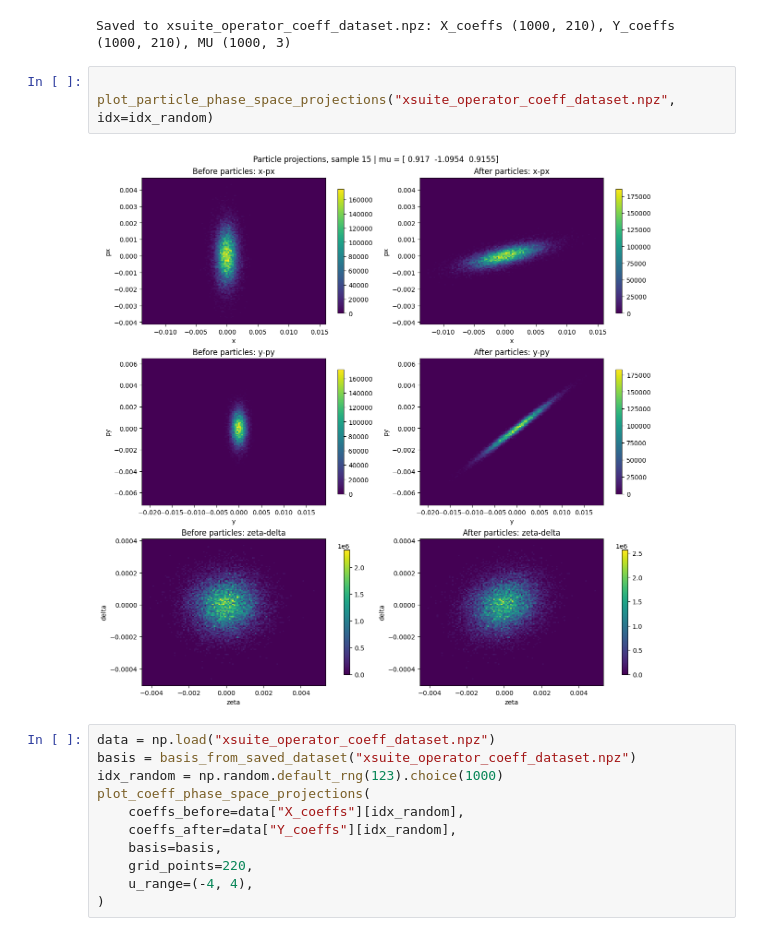
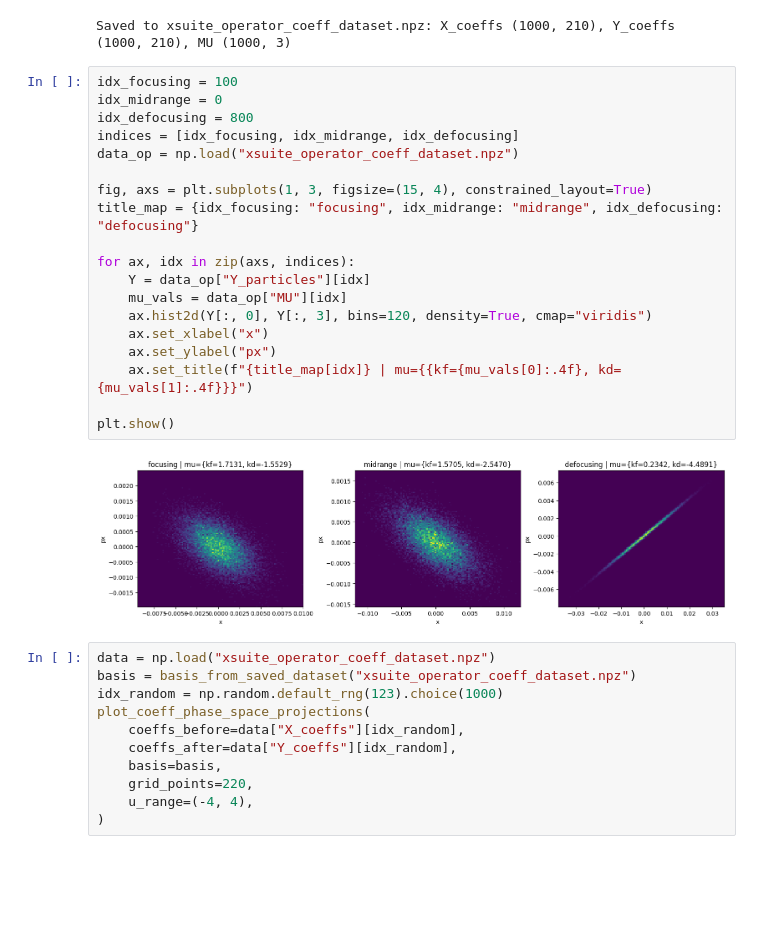
Before and after one commit to SantiagoM1227/ML4CollEffects, a Jupyter notebook: notebooks/40_Neural_Operators/Neural_Ops.ipynb, the cells around one changed output. Drawn from its saved outputs; the diff is of its cells as text; blank space fills up the shorter version.

```diff
--- a/notebooks/40_Neural_Operators/Neural_Ops.ipynb
+++ b/notebooks/40_Neural_Operators/Neural_Ops.ipynb
@@ -1289,10 +1289,26 @@ build_operator_coeff_dataset(
 # %% [output]
 Saved to xsuite_operator_coeff_dataset.npz: X_coeffs (1000, 210), Y_coeffs (1000, 210), MU (1000, 3)
 # %%
+idx_focusing = 100
+idx_midrange = 0
+idx_defocusing = 800
+indices = [idx_focusing, idx_midrange, idx_defocusing]
+data_op = np.load("xsuite_operator_coeff_dataset.npz")
 
-plot_particle_phase_space_projections("xsuite_operator_coeff_dataset.npz", idx=idx_random)
+fig, axs = plt.subplots(1, 3, figsize=(15, 4), constrained_layout=True)
+title_map = {idx_focusing: "focusing", idx_midrange: "midrange", idx_defocusing: "defocusing"}
+
+for ax, idx in zip(axs, indices):
+    Y = data_op["Y_particles"][idx]
+    mu_vals = data_op["MU"][idx]
+    ax.hist2d(Y[:, 0], Y[:, 3], bins=120, density=True, cmap="viridis")
+    ax.set_xlabel("x")
+    ax.set_ylabel("px")
+    ax.set_title(f"{title_map[idx]} | mu={{kf={mu_vals[0]:.4f}, kd={mu_vals[1]:.4f}}}")
+
+plt.show()
 # %% [output]
-[figure, old version]
+[figure, new version]
 # %%
 data = np.load("xsuite_operator_coeff_dataset.npz")
 basis = basis_from_saved_dataset("xsuite_operator_coeff_dataset.npz")
```
Also changed, not shown: parts of 2 cells of this notebook, 37 other files.
